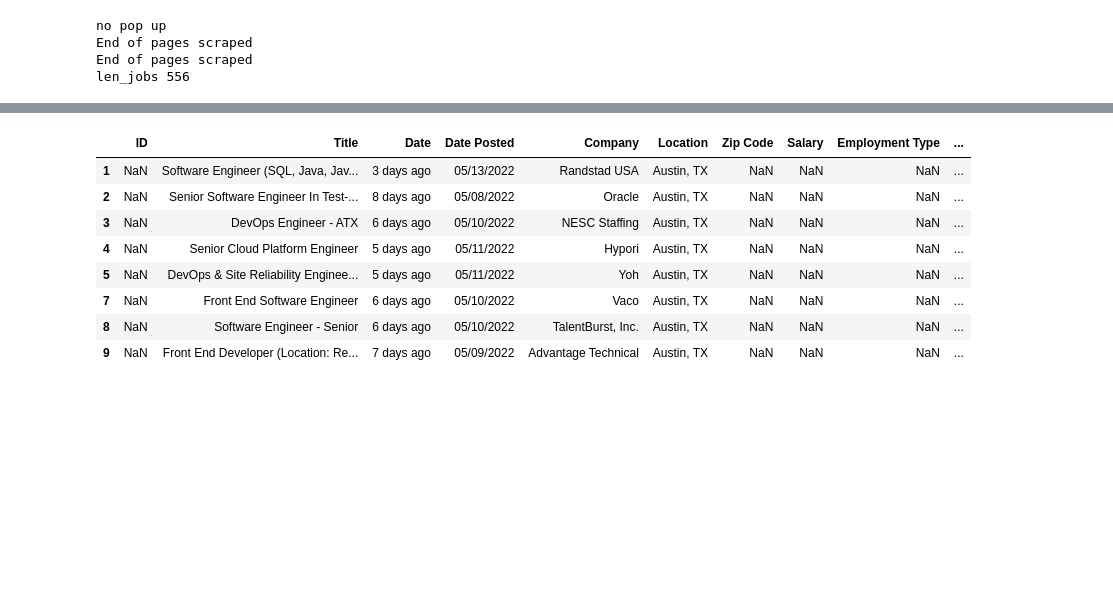
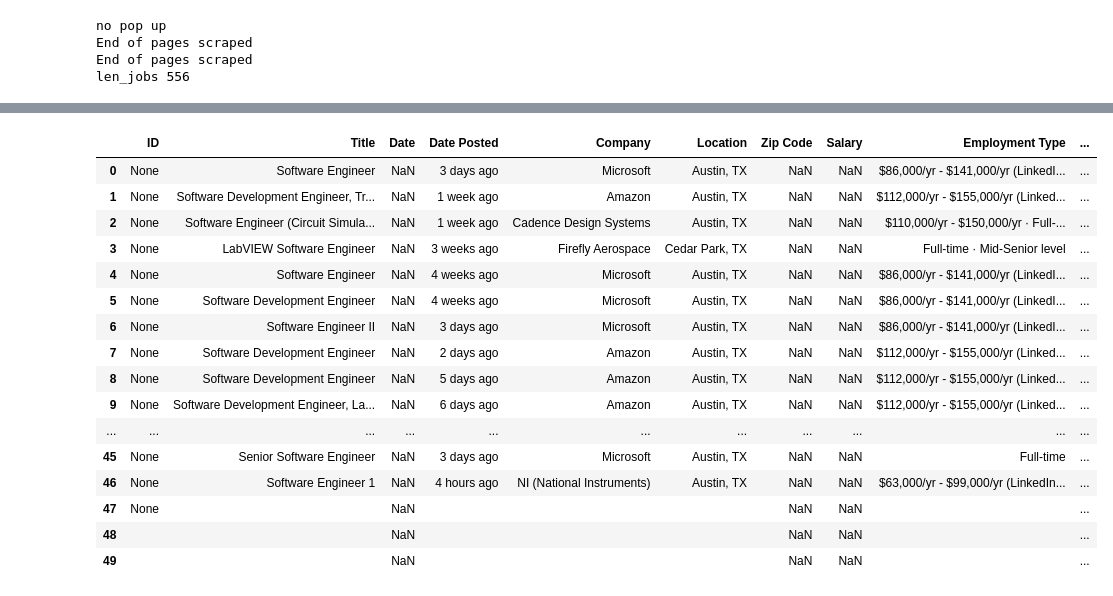
Before and after one commit to agneselimbi/AUTM, a Jupyter notebook: automated_job_scraper.ipynb, the cells around one changed output, grey strips where cells are left out. Cells and saved outputs as stored; diff of their text form; code cells hidden in the pictures; blank space fills up the shorter version.

```diff
--- a/automated_job_scraper.ipynb
+++ b/automated_job_scraper.ipynb
@@ -653,3 +633,24 @@ df
+# %%
+linkedin_df = scrape_linkedin_jobs(keyword,place,2)
+linkedin_df
+# %% [output]
+|  | ID | Title | Date | Date Posted | Company | Location | Zip Code | Salary | Employment Type | ... |
+| 0 | None | Software Engineer | NaN | 3 days ago | Microsoft | Austin, TX | NaN | NaN | $86,000/yr - $141,000/yr (LinkedI... | ... |
+| 1 | None | Software Development Engineer, Tr... | NaN | 1 week ago | Amazon | Austin, TX | NaN | NaN | $112,000/yr - $155,000/yr (Linked... | ... |
+| 2 | None | Software Engineer (Circuit Simula... | NaN | 1 week ago | Cadence Design Systems | Austin, TX | NaN | NaN | $110,000/yr - $150,000/yr · Full-... | ... |
+| 3 | None | LabVIEW Software Engineer | NaN | 3 weeks ago | Firefly Aerospace | Cedar Park, TX | NaN | NaN | Full-time · Mid-Senior level | ... |
+| 4 | None | Software Engineer | NaN | 4 weeks ago | Microsoft | Austin, TX | NaN | NaN | $86,000/yr - $141,000/yr (LinkedI... | ... |
+| 5 | None | Software Development Engineer | NaN | 4 weeks ago | Microsoft | Austin, TX | NaN | NaN | $86,000/yr - $141,000/yr (LinkedI... | ... |
+| 6 | None | Software Engineer II | NaN | 3 days ago | Microsoft | Austin, TX | NaN | NaN | $86,000/yr - $141,000/yr (LinkedI... | ... |
+| 7 | None | Software Development Engineer | NaN | 2 days ago | Amazon | Austin, TX | NaN | NaN | $112,000/yr - $155,000/yr (Linked... | ... |
+| 8 | None | Software Development Engineer | NaN | 5 days ago | Amazon | Austin, TX | NaN | NaN | $112,000/yr - $155,000/yr (Linked... | ... |
+| 9 | None | Software Development Engineer, La... | NaN | 6 days ago | Amazon | Austin, TX | NaN | NaN | $112,000/yr - $155,000/yr (Linked... | ... |
+| ... | ... | ... | ... | ... | ... | ... | ... | ... | ... | ... |
+| 45 | None | Senior Software Engineer | NaN | 3 days ago | Microsoft | Austin, TX | NaN | NaN | Full-time | ... |
+| 46 | None | Software Engineer 1 | NaN | 4 hours ago | NI (National Instruments) | Austin, TX | NaN | NaN | $63,000/yr - $99,000/yr (LinkedIn... | ... |
+| 47 | None |  | NaN |  |  |  | NaN | NaN |  | ... |
+| 48 |  |  | NaN |  |  |  | NaN | NaN |  | ... |
+| 49 |  |  | NaN |  |  |  | NaN | NaN |  | ... |
 # %%
 def update_master_df():
     master_df = pd.read_csv("Master_job_list.csv")
@@ -694,16 +695,3 @@ def update_master_df():
     master_df.to_csv("Cleaned_Master_job_list.csv",index = False,header =True)
 
     return master_df
-# %%
-## Update Master df
-update_master_df()
-# %% [output]
-|  | ID | Title | Date | Date Posted | Company | Location | Zip Code | Salary | Employment Type | ... |
-| 1 | NaN | Software Engineer (SQL, Java, Jav... | 3 days ago | 05/13/2022 | Randstad USA | Austin, TX | NaN | NaN | NaN | ... |
-| 2 | NaN | Senior Software Engineer In Test-... | 8 days ago | 05/08/2022 | Oracle | Austin, TX | NaN | NaN | NaN | ... |
-| 3 | NaN | DevOps Engineer - ATX | 6 days ago | 05/10/2022 | NESC Staffing | Austin, TX | NaN | NaN | NaN | ... |
-| 4 | NaN | Senior Cloud Platform Engineer | 5 days ago | 05/11/2022 | Hypori | Austin, TX | NaN | NaN | NaN | ... |
-| 5 | NaN | DevOps & Site Reliability Enginee... | 5 days ago | 05/11/2022 | Yoh | Austin, TX | NaN | NaN | NaN | ... |
-| 7 | NaN | Front End Software Engineer | 6 days ago | 05/10/2022 | Vaco | Austin, TX | NaN | NaN | NaN | ... |
-| 8 | NaN | Software Engineer - Senior | 6 days ago | 05/10/2022 | TalentBurst, Inc. | Austin, TX | NaN | NaN | NaN | ... |
-| 9 | NaN | Front End Developer (Location: Re... | 7 days ago | 05/09/2022 | Advantage Technical | Austin, TX | NaN | NaN | NaN | ... |
```
Also changed, not shown: parts of 3 cells of this notebook.
